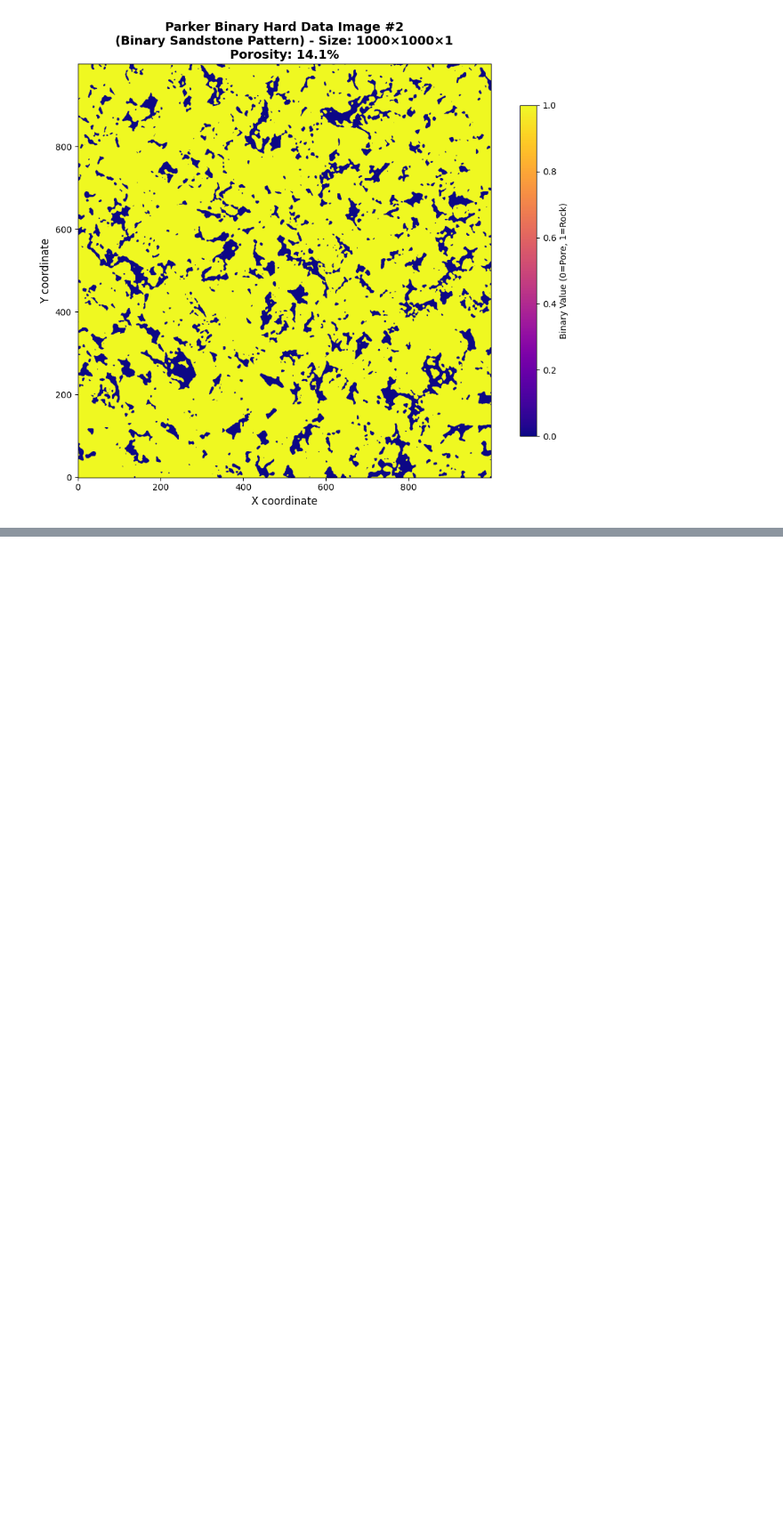
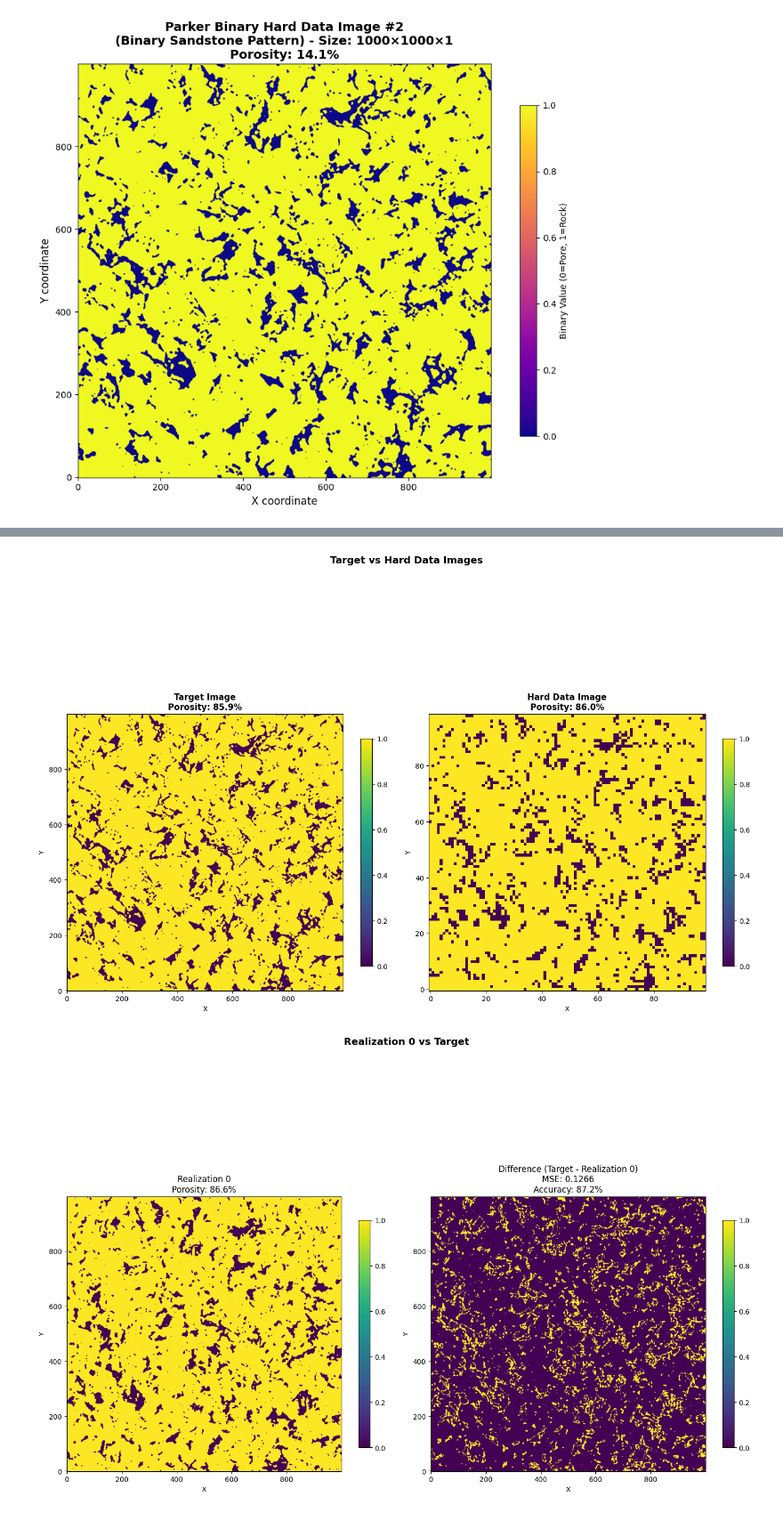
Before and after one commit to epedropaulo/multi-point-statistics, a Jupyter notebook: notebooks/mps_scalings/mps_010_100_hard_data_diff.ipynb, the cells around one changed output, grey strips where cells are left out. Shown at 89% size. Drawn from its saved outputs; the diff is of its cells as text; code cells hidden in the pictures; blank space fills up the shorter version.

```diff
--- a/notebooks/mps_scalings/mps_010_100_hard_data_diff.ipynb
+++ b/notebooks/mps_scalings/mps_010_100_hard_data_diff.ipynb
@@ -217,0 +503,11 @@ plt.show()
+# %%
+data = plot_mse_comparison(
+    O,
+    target_image=hard_data_array,
+    hard_data_image=hard_data_transformed_array,
+    n_realizations=3,
+    figsize=(15, 12),
+)
+# %% [output]
+[figure, added]
+[figure, added]
```
Also changed, not shown: parts of 6 cells of this notebook, 1 other file.
